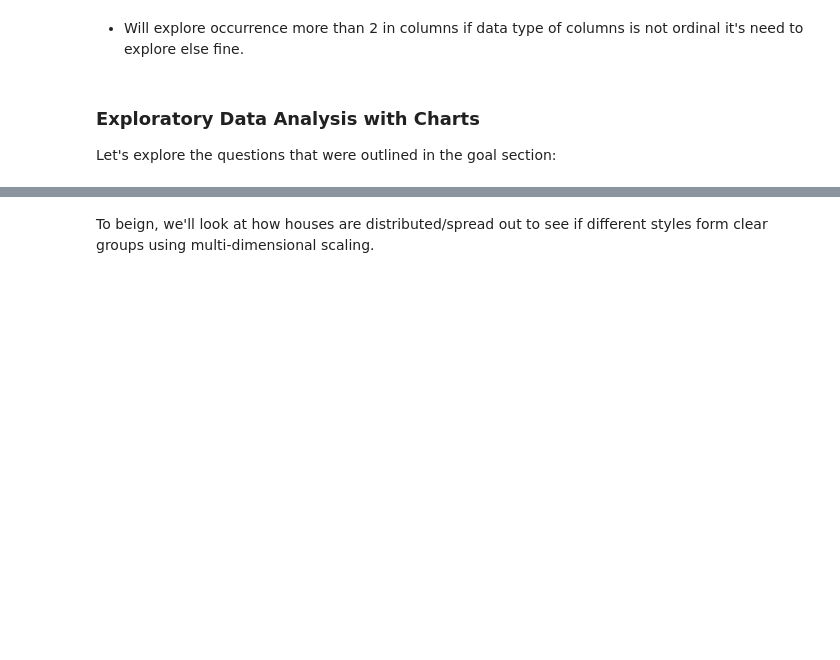
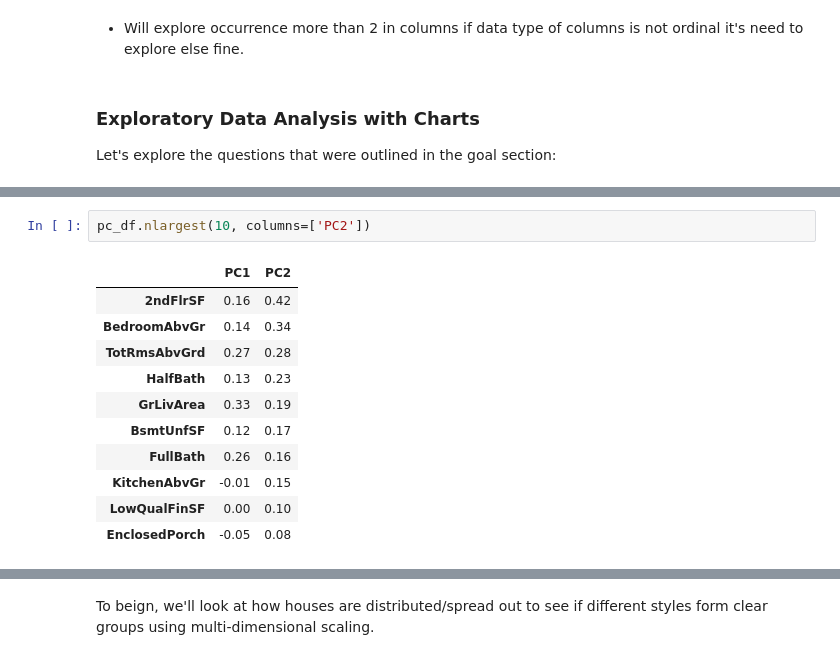
Before and after one commit to annugit1655/Real-Estate-Price-Prediction, a Jupyter notebook: Real-Estate-Price-Prediction/notebooks/EDA-house-part-1.ipynb, the cells around one changed output, grey strips where cells are left out. Drawn from its saved outputs; the diff is of its cells as text; blank space fills up the shorter version.

```diff
--- a/Real-Estate-Price-Prediction/notebooks/EDA-house-part-1.ipynb
+++ b/Real-Estate-Price-Prediction/notebooks/EDA-house-part-1.ipynb
@@ -322,0 +422,14 @@ plt.show()
+# %%
+pc_df.nlargest(10, columns=['PC2'])
+# %% [output]
+|  | PC1 | PC2 |
+| 2ndFlrSF | 0.16 | 0.42 |
+| BedroomAbvGr | 0.14 | 0.34 |
+| TotRmsAbvGrd | 0.27 | 0.28 |
+| HalfBath | 0.13 | 0.23 |
+| GrLivArea | 0.33 | 0.19 |
+| BsmtUnfSF | 0.12 | 0.17 |
+| FullBath | 0.26 | 0.16 |
+| KitchenAbvGr | -0.01 | 0.15 |
+| LowQualFinSF | 0.00 | 0.10 |
+| EnclosedPorch | -0.05 | 0.08 |
```
Also changed, not shown: parts of 19 cells of this notebook.
